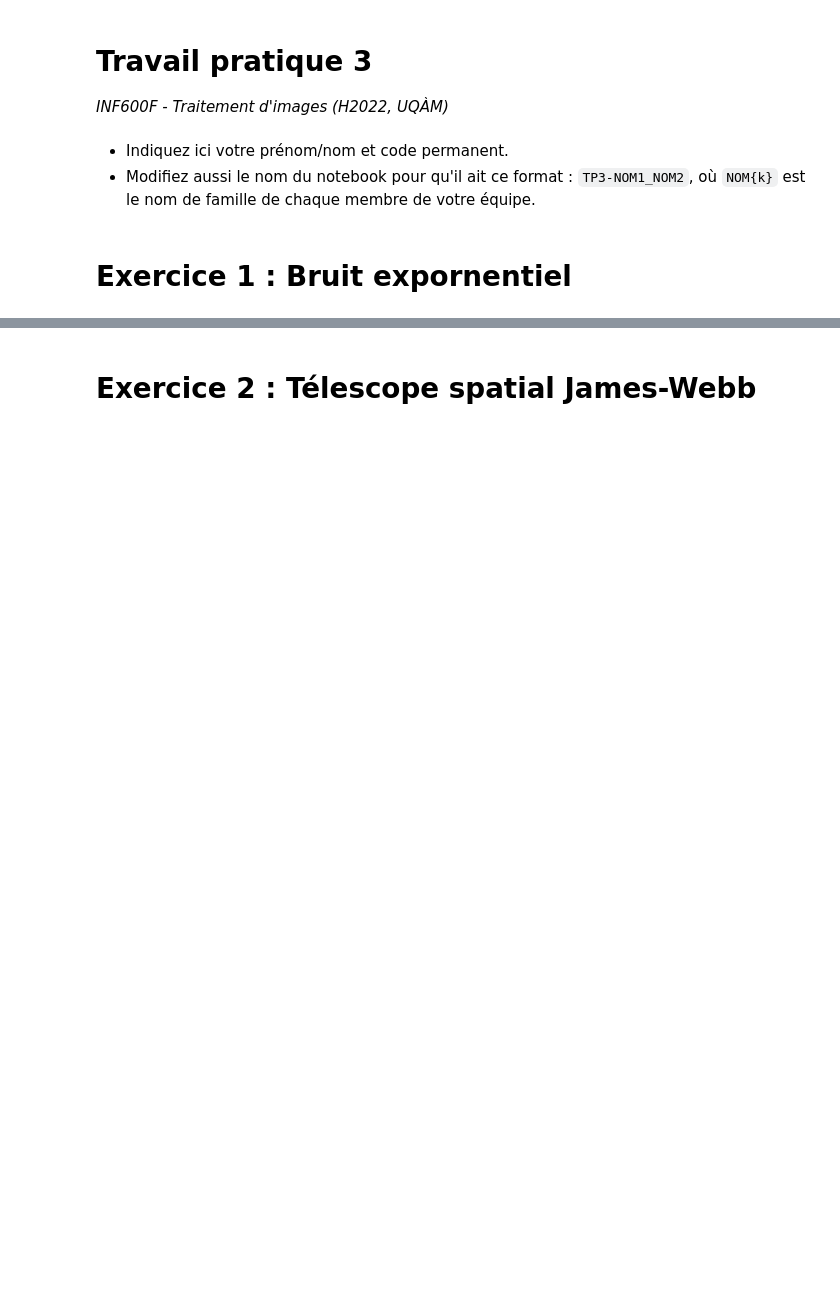
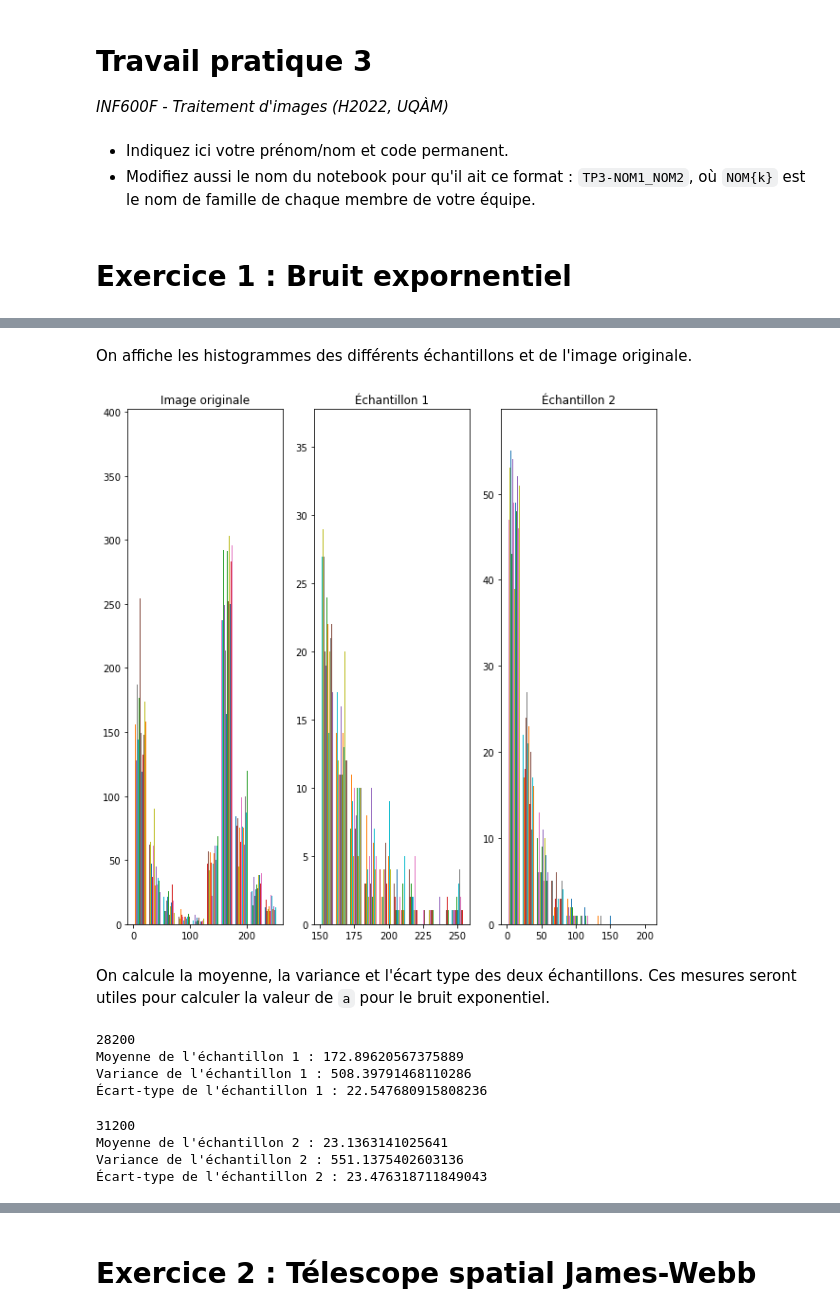
Before and after one commit to RaphaelJ-S/inf600f, a Jupyter notebook: tp/tp3/data/tp3.ipynb, the cells around one changed output, grey strips where cells are left out. Cells and saved outputs as stored; diff of their text form; code cells hidden in the pictures; blank space fills up the shorter version.

```diff
--- a/tp/tp3/data/tp3.ipynb
+++ b/tp/tp3/data/tp3.ipynb
@@ -21,0 +49,26 @@ im_ex1 = imageio.imread("tp3_ex1.tiff")
+# %% [markdown]
+On affiche les histogrammes des différents échantillons et de l'image originale.
+# %%
+plt.figure(figsize=(10,10))
+
+
+# image originale
+plt.subplot(131)
+plt.title("Image originale")
+plt.hist(im_ex1)
+
+# échantillon 1
+plt.subplot(132)
+plt.title("Échantillon 1")
+plt.hist(sample_1)
+
+# échantillon 2
+plt.subplot(133)
+plt.title("Échantillon 2")
+plt.hist(sample_2)
+
+plt.show()
+# %% [output]
+[figure, added]
+# %% [markdown]
+On calcule la moyenne, la variance et l'écart type des deux échantillons. Ces mesures seront utiles pour calculer la valeur de `a` pour le bruit exponentiel.
@@ -21,0 +92,44 @@ im_ex1 = imageio.imread("tp3_ex1.tiff")
+# %%
+
+
+# pour l'échantillon 1
+
+# on trouve toutes les valeurs uniques et leurs nombres d'occurences.
+k,v = np.unique(sample_1, return_counts=True)
+val_uniques = dict(zip(k,v))
+nbr_pixel = sample_1.shape[0] * sample_1.shape[1]
+
+s1_moy_e = estimation_moyenne(val_uniques, nbr_pixel)
+print(f"Moyenne de l'échantillon 1 : {s1_moy_e}")
+
+s1_std_e = estimation_variance(val_uniques, s1_moy_e, nbr_pixel)
+print(f"Variance de l'échantillon 1 : {s1_std_e}")
+
+s1_et_e = math.sqrt(s1_std_e)
+print(f"Écart-type de l'échantillon 1 : {s1_et_e}")
+# %% [output]
+28200
+Moyenne de l'échantillon 1 : 172.89620567375889
+Variance de l'échantillon 1 : 508.39791468110286
+Écart-type de l'échantillon 1 : 22.547680915808236
+# %%
+# pour l'échantillon 2
+
+# on trouve toutes les valeurs uniques et leurs nombres d'occurences.
+k,v = np.unique(sample_2, return_counts=True)
+val_uniques = dict(zip(k,v))
+nbr_pixel = sample_2.shape[0] * sample_2.shape[1]
+
+s2_moy_e = estimation_moyenne(val_uniques, nbr_pixel)
+print(f"Moyenne de l'échantillon 2 : {s2_moy_e}")
+
+s2_std_e = estimation_variance(val_uniques,s2_moy_e, nbr_pixel)
+print(f"Variance de l'échantillon 2 : {s2_std_e}")
+
+s2_et_e = math.sqrt(s2_std_e)
+print(f"Écart-type de l'échantillon 2 : {s2_et_e}")
+# %% [output]
+31200
+Moyenne de l'échantillon 2 : 23.1363141025641
+Variance de l'échantillon 2 : 551.1375402603136
+Écart-type de l'échantillon 2 : 23.476318711849043
```
Also changed, not shown: parts of 9 cells of this notebook, 2 other files.
